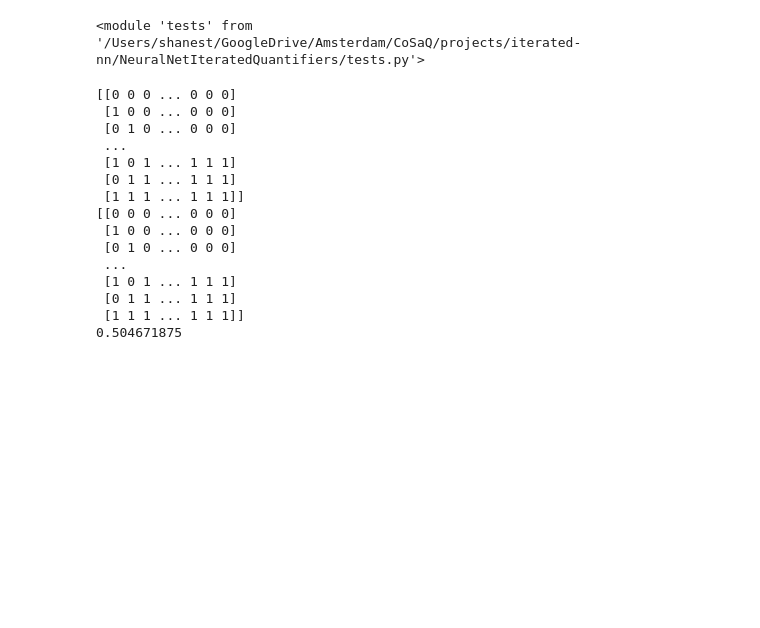
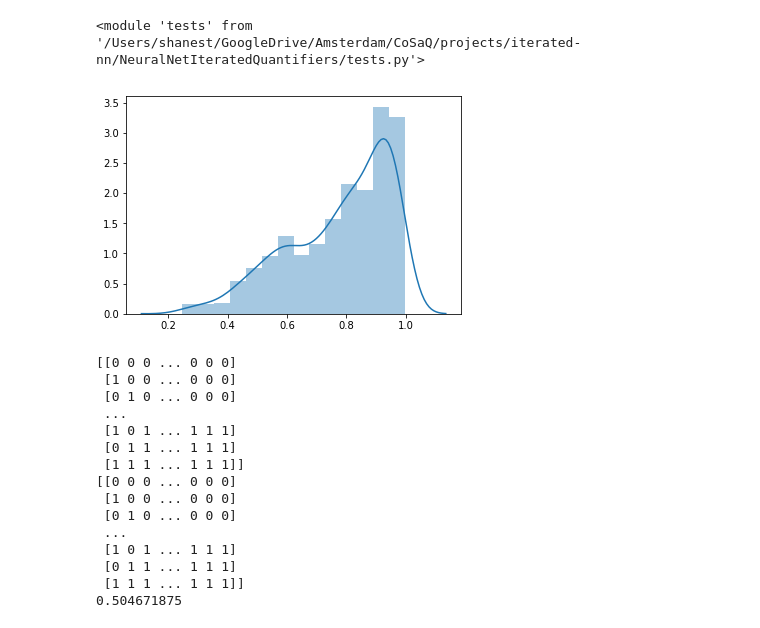
Before and after one commit to thelogicalgrammar/NeuralNetIteratedQuantifiers, a Jupyter notebook: 2018_26_11.ipynb, the cells around one changed output. Drawn from its saved outputs; the diff is of its cells as text; code cells hidden in the pictures; blank space fills up the shorter version.

```diff
--- a/2018_26_11.ipynb
+++ b/2018_26_11.ipynb
@@ -30,6 +30,11 @@ from importlib import reload
 reload(tests)
 # %% [output]
 <module 'tests' from '/Users/shanest/GoogleDrive/Amsterdam/CoSaQ/projects/iterated-nn/NeuralNetIteratedQuantifiers/tests.py'>
+# %%
+random_network_mons = tests.chance_property_distributionproperty_distributionproperty_distributionproperty_distributionproperty_distribution_property_distribution(10, tests.measure_monotonicity,
+                                                        [population.NetworkAgent(10) for _ in range(1000)])
+# %% [output]
+[figure, added]
 # %%
 # tests.monotonicity_memoized.cache_clear()
 # %%
```
Also changed, not shown: parts of 4 cells of this notebook, 3 other files.
